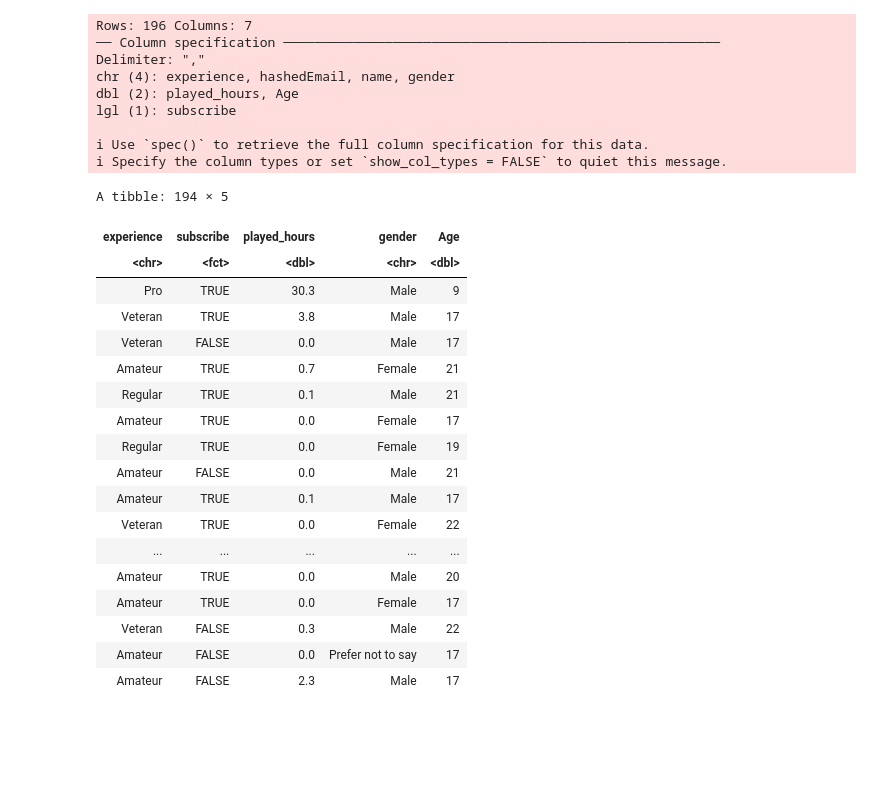
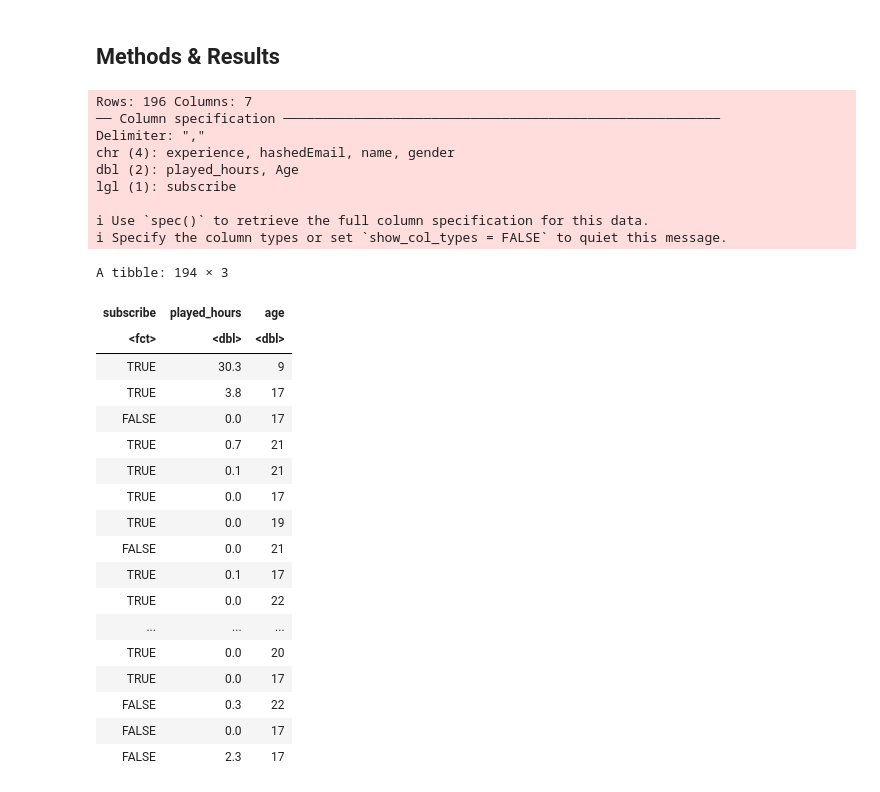
Before and after one commit to takemil8088/group_projectDSCI, a Jupyter notebook: GROUP DRAFT.ipynb, the cells around one changed output. Saved outputs shown, nothing was run; the diff lists cells and outputs as text; code cells hidden in the pictures; blank space fills up the shorter version.

```diff
--- a/GROUP DRAFT.ipynb
+++ b/GROUP DRAFT.ipynb
@@ -25,38 +38,41 @@ ERROR: Error in file(filename, "r", encoding = encoding): cannot open the connec
+# %% [markdown]
+## Methods & Results
 # %%
 set.seed(1)
 
 url_pl <- "https://raw.githubusercontent.com/takemil8088/ind-porject/refs/heads/main/players.csv"
 players <- read_csv(url_pl) |>
-select(experience,subscribe,played_hours,gender,Age) |>
-filter(!is.na(experience),!is.na(subscribe),!is.na(played_hours),!is.na(gender),!is.na(Age)) |>
-mutate(subscribe = as_factor(subscribe))
+select(subscribe, played_hours, Age) |>
+filter(!is.na(subscribe), !is.na(played_hours), !is.na(Age)) |>
+mutate(subscribe = as_factor(subscribe)) |>
+rename(age = Age)
 players
 # %% [output]
 Rows: 196 Columns: 7
 ── Column specification ────────────────────────────────────────────────────────
 Delimiter: ","
 chr (4): experience, hashedEmail, name, gender
 dbl (2): played_hours, Age
 lgl (1): subscribe
 
 ℹ Use `spec()` to retrieve the full column specification for this data.
 ℹ Specify the column types or set `show_col_types = FALSE` to quiet this message.
-A tibble: 194 × 5
+A tibble: 194 × 3
-| experience | subscribe | played_hours | gender | Age |
-| <chr> | <fct> | <dbl> | <chr> | <dbl> |
-| Pro | TRUE | 30.3 | Male | 9 |
-| Veteran | TRUE | 3.8 | Male | 17 |
-| Veteran | FALSE | 0.0 | Male | 17 |
-| Amateur | TRUE | 0.7 | Female | 21 |
-| Regular | TRUE | 0.1 | Male | 21 |
-| Amateur | TRUE | 0.0 | Female | 17 |
-| Regular | TRUE | 0.0 | Female | 19 |
-| Amateur | FALSE | 0.0 | Male | 21 |
-| Amateur | TRUE | 0.1 | Male | 17 |
-| Veteran | TRUE | 0.0 | Female | 22 |
-| ... | ... | ... | ... | ... |
-| Amateur | TRUE | 0.0 | Male | 20 |
-| Amateur | TRUE | 0.0 | Female | 17 |
-| Veteran | FALSE | 0.3 | Male | 22 |
-| Amateur | FALSE | 0.0 | Prefer not to say | 17 |
-| Amateur | FALSE | 2.3 | Male | 17 |
+| subscribe | played_hours | age |
+| <fct> | <dbl> | <dbl> |
+| TRUE | 30.3 | 9 |
+| TRUE | 3.8 | 17 |
+| FALSE | 0.0 | 17 |
+| TRUE | 0.7 | 21 |
+| TRUE | 0.1 | 21 |
+| TRUE | 0.0 | 17 |
+| TRUE | 0.0 | 19 |
+| FALSE | 0.0 | 21 |
+| TRUE | 0.1 | 17 |
+| TRUE | 0.0 | 22 |
+| ... | ... | ... |
+| TRUE | 0.0 | 20 |
+| TRUE | 0.0 | 17 |
+| FALSE | 0.3 | 22 |
+| FALSE | 0.0 | 17 |
+| FALSE | 2.3 | 17 |
```
Also changed, not shown: parts of 23 cells of this notebook.
